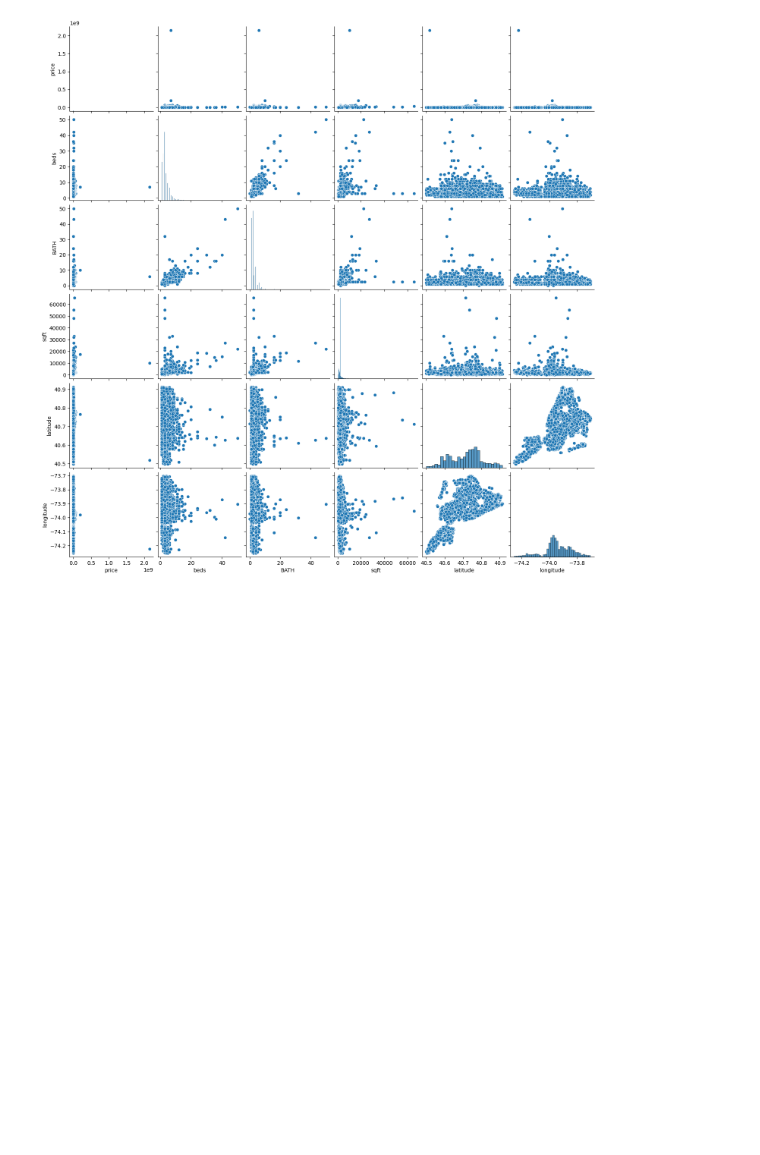
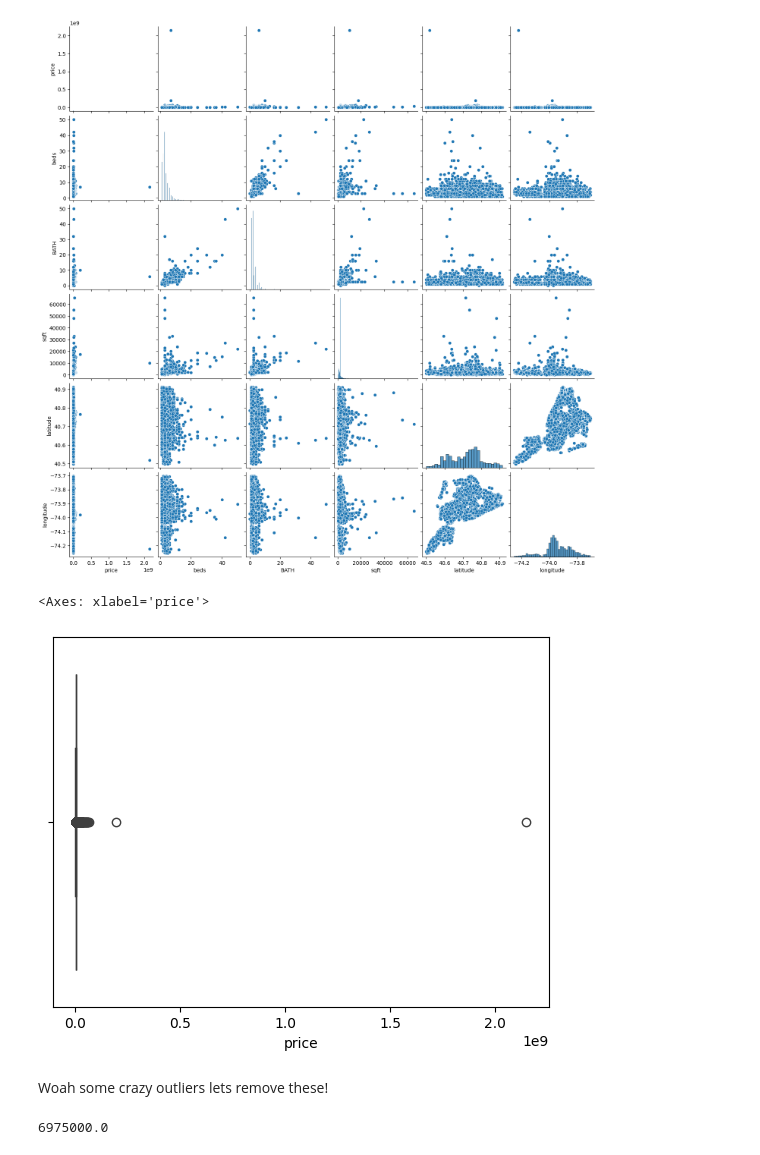
Before and after one commit to JustinHaysbert/JustinHaysbert.github.io, a Jupyter notebook: HaysbertDataScienceProjectUD-2.ipynb, the cells around one changed output. Cells and saved outputs as stored; diff of their text form; code cells hidden in the pictures; blank space fills up the shorter version.

```diff
--- a/HaysbertDataScienceProjectUD.ipynb
+++ b/HaysbertDataScienceProjectUD-2.ipynb
@@ -173,3 +179,17 @@ sns.pairplot(housing)
 # %% [output]
 <seaborn.axisgrid.PairGrid at 0x...>
 [figure]
+# %%
+sns.boxplot(data=housing, x='price')
+# %% [output]
+<Axes: xlabel='price'>
+[figure, added]
+# %% [markdown]
+Woah some crazy outliers lets remove these!
+# %%
+lower_percentile = housing['price'].quantile(0.01)
+upper_percentile = housing['price'].quantile(0.95)
+lower_percentile
+upper_percentile
+# %% [output]
+6975000.0
```
Also changed, not shown: parts of 24 cells of this notebook, 2 other files.
